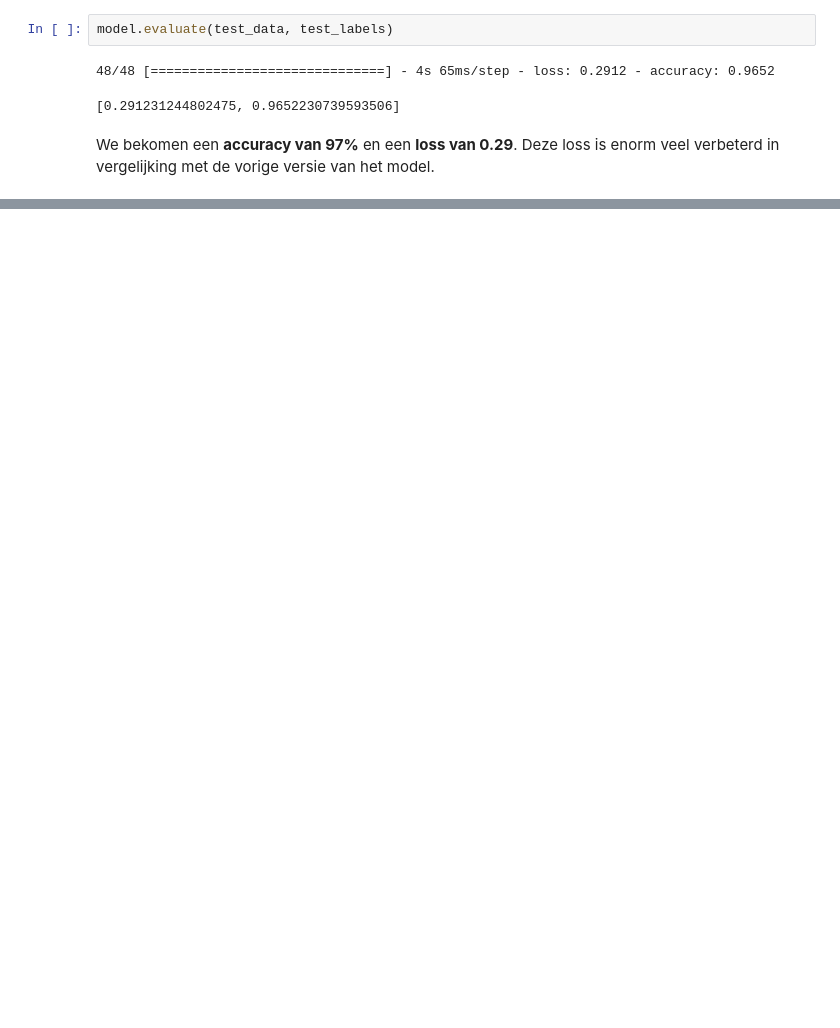
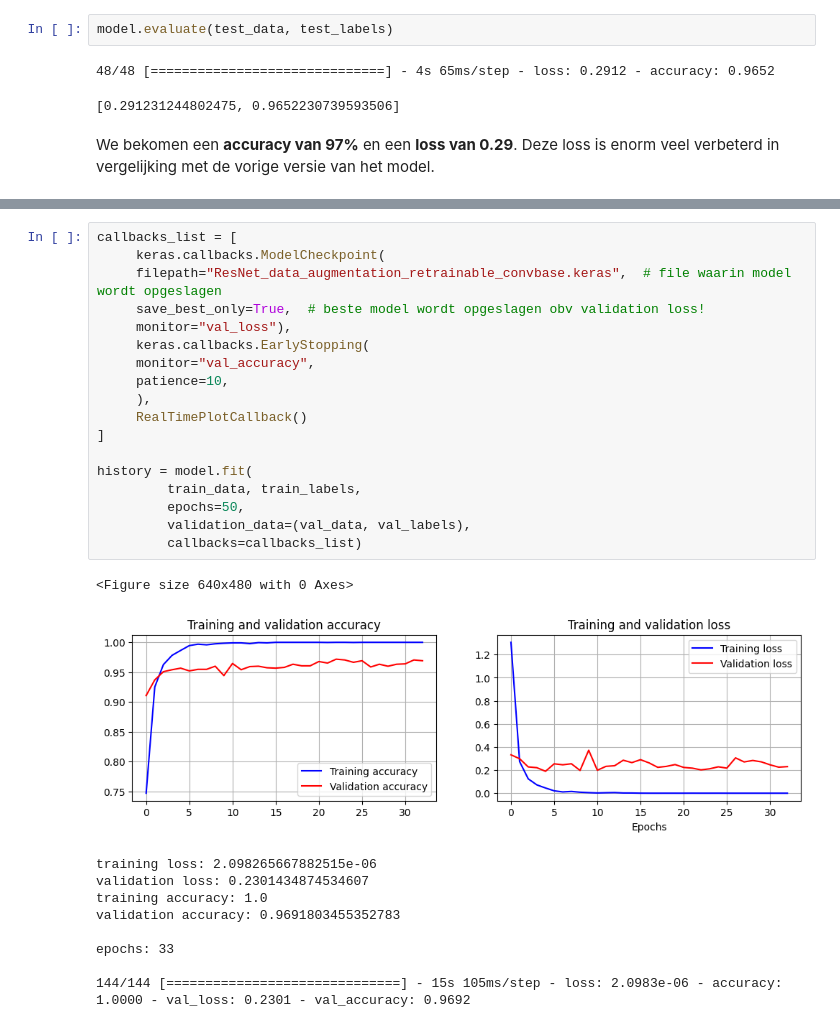
Before and after one commit to MichelDekiere/Opdracht-schilders, a Jupyter notebook: 4. Eigen Modellen/4.2 CNN met transfer learning/opstellen transfer learning model.ipynb, the cells around one changed output, grey strips where cells are left out. Cells and saved outputs as stored; diff of their text form; blank space fills up the shorter version.

Commit message:
added trainable convbase ResNet 6 layers

```diff
--- a/4. Eigen Modellen/4.2 CNN met transfer learning/opstellen transfer learning model.ipynb
+++ b/4. Eigen Modellen/4.2 CNN met transfer learning/opstellen transfer learning model.ipynb
@@ -328,0 +349,29 @@ We bekomen een **accuracy van 97%** en een **loss van 0.29**. Deze loss is enorm
+# %%
+callbacks_list = [
+     keras.callbacks.ModelCheckpoint(
+     filepath="ResNet_data_augmentation_retrainable_convbase.keras",  # file waarin model wordt opgeslagen
+     save_best_only=True,  # beste model wordt opgeslagen obv validation loss!
+     monitor="val_loss"),
+     keras.callbacks.EarlyStopping(
+     monitor="val_accuracy",
+     patience=10,
+     ),
+     RealTimePlotCallback()
+]
+
+history = model.fit(
+         train_data, train_labels,
+         epochs=50,
+         validation_data=(val_data, val_labels),
+         callbacks=callbacks_list)
+# %% [output]
+<Figure size 640x480 with 0 Axes>
+[figure, added]
+training loss: 2.098265667882515e-06
+validation loss: 0.2301434874534607
+training accuracy: 1.0
+validation accuracy: 0.9691803455352783
+
+epochs: 33
+
+144/144 [==============================] - 15s 105ms/step - loss: 2.0983e-06 - accuracy: 1.0000 - val_loss: 0.2301 - val_accuracy: 0.9692
```
Also changed, not shown: parts of 7 cells of this notebook.
